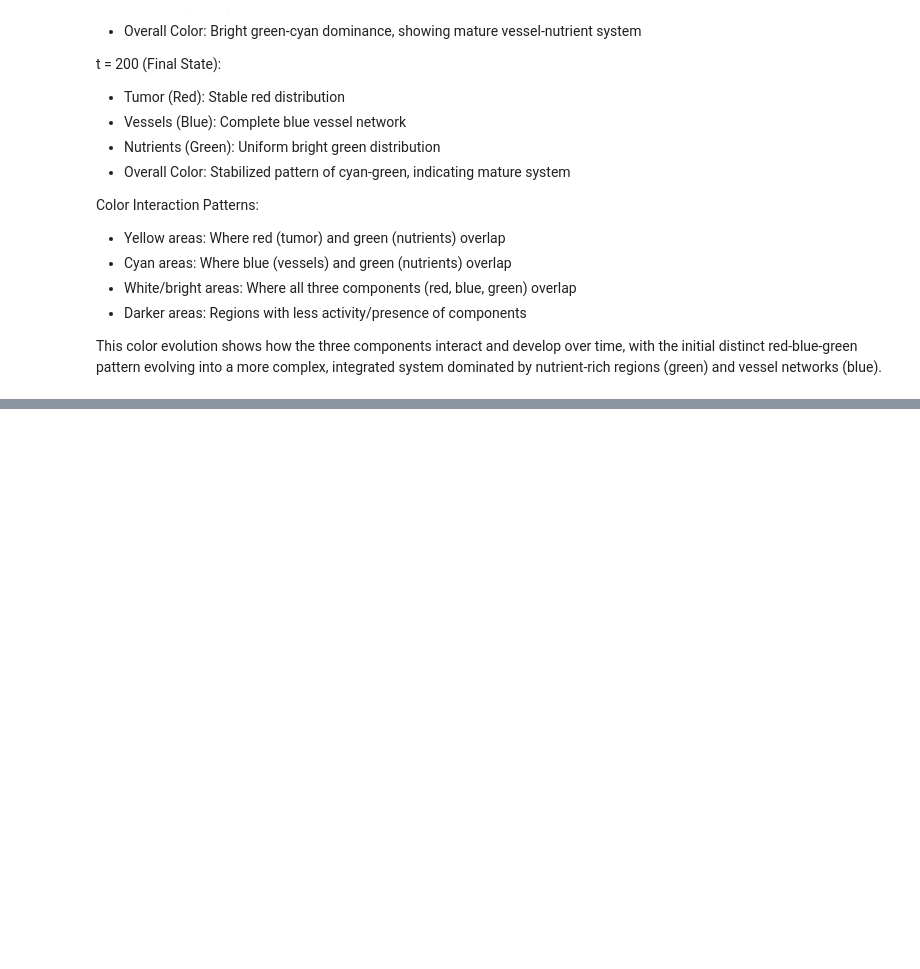
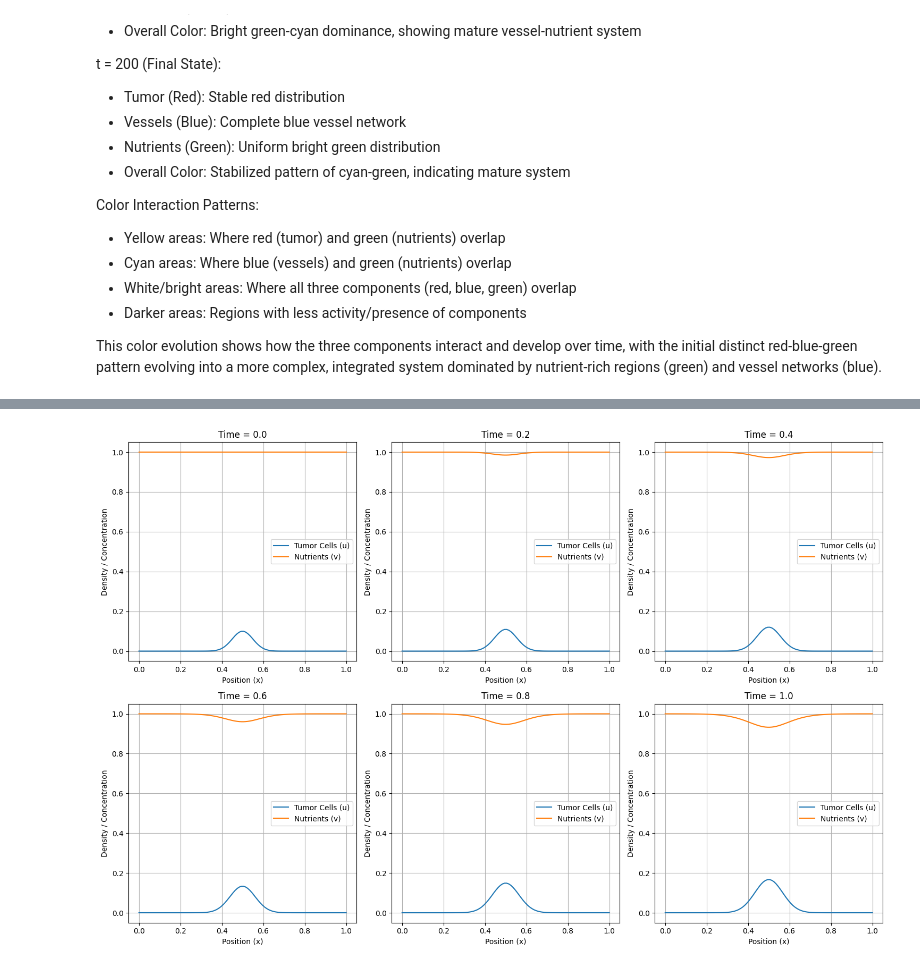
Before and after one commit to MMIV-ML/BMED365-2025, a Jupyter notebook: Lab5-Comp-Mod/notebooks/02-tumor-growth.ipynb, the cells around one changed output, grey strips where cells are left out. Saved outputs shown, nothing was run; the diff lists cells and outputs as text; code cells hidden in the pictures; blank space fills up the shorter version.

```diff
--- a/Lab5-Comp-Mod/notebooks/02-tumor-growth.ipynb
+++ b/Lab5-Comp-Mod/notebooks/02-tumor-growth.ipynb
@@ -357,0 +490,80 @@ This color evolution shows how the three components interact and develop over ti
+# %%
+import numpy as np
+import matplotlib.pyplot as plt
+
+# Parameters
+L = 1.0           # Length of domain
+N = 100           # Number of spatial points
+dx = L / (N - 1)  # Spatial step size
+x = np.linspace(0, L, N)  # Spatial grid
+
+D_u = 0.001       # Tumor cell diffusion coefficient
+D_v = 0.01        # Nutrient diffusion coefficient
+rho = 1.0         # Tumor proliferation rate
+k = 0.1           # Half-saturation constant for growth
+mu = 0.1          # Tumor cell death rate
+sigma = 1.0       # Nutrient consumption rate
+m = 0.1           # Half-saturation constant for consumption
+v_0 = 1.0         # Boundary nutrient concentration
+
+dt = 0.001        # Time step size (satisfies stability: dt < dx^2 / (2 * D_v) ≈ 0.005)
+T = 1.0           # Total simulation time
+M = int(T / dt)   # Number of time steps
+
+# Initial conditions
+u_0 = 0.1         # Initial tumor peak density
+sigma_init = 0.05 # Width of initial tumor
+u = u_0 * np.exp(-((x - L/2)**2) / (2 * sigma_init**2))  # Gaussian tumor seed
+v = v_0 * np.ones(N)  # Uniform nutrient distribution
+
+# Storage for visualization
+u_list = [u.copy()]
+v_list = [v.copy()]
+plot_interval = 200  # Store every 0.2 time units (200 * 0.001 = 0.2)
+
+# Simulation loop
+for n in range(M):
+    # Diffusion terms
+    diff_u = np.zeros(N)
+    diff_u[1:-1] = (u[2:] - 2 * u[1:-1] + u[:-2]) / dx**2
+    diff_u[0] = 2 * (u[1] - u[0]) / dx**2      # No-flux at x=0
+    diff_u[-1] = 2 * (u[-2] - u[-1]) / dx**2   # No-flux at x=L
+
+    diff_v = np.zeros(N)
+    diff_v[1:-1] = (v[2:] - 2 * v[1:-1] + v[:-2]) / dx**2
+
+    # Reaction terms
+    f = rho * u * v / (v + k) - mu * u
+    g = sigma * u * v / (v + m)
+
+    # Update
+    u_new = u + dt * (D_u * diff_u + f)
+    v_new = v.copy()
+    v_new[1:-1] = v[1:-1] + dt * (D_v * diff_v[1:-1] - g[1:-1])
+
+    u = u_new
+    v = v_new
+
+    # Store for plotting
+    if (n + 1) % plot_interval == 0:
+        u_list.append(u.copy())
+        v_list.append(v.copy())
+
+# Visualization
+fig, axs = plt.subplots(2, 3, figsize=(15, 10))
+times = np.arange(0, T + dt * plot_interval, dt * plot_interval)
+for i, t in enumerate(times):
+    row = i // 3
+    col = i % 3
+    ax = axs[row, col]
+    ax.plot(x, u_list[i], label='Tumor Cells (u)')
+    ax.plot(x, v_list[i], label='Nutrients (v)')
+    ax.set_title(f'Time = {t:.1f}')
+    ax.set_xlabel('Position (x)')
+    ax.set_ylabel('Density / Concentration')
+    ax.legend()
+    ax.grid(True)
+plt.tight_layout()
+plt.show()
+# %% [output]
+[figure, added]
```
Also changed, not shown: parts of 10 cells of this notebook, 1 other file.
